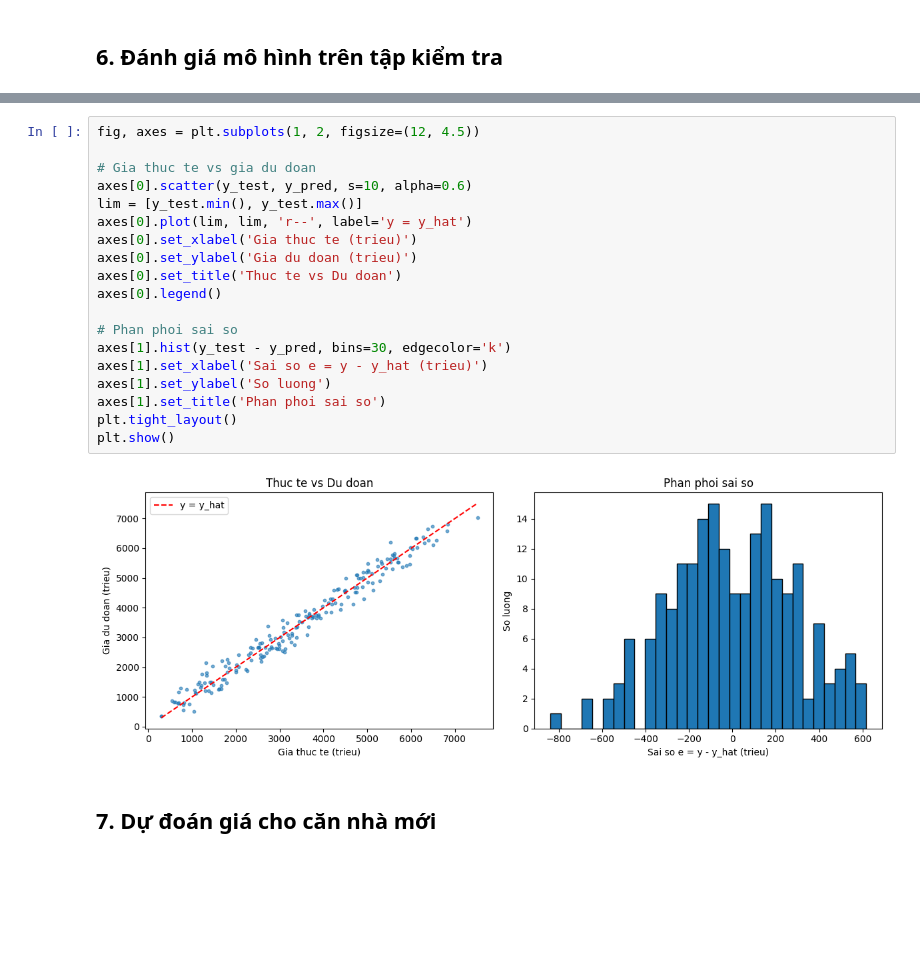
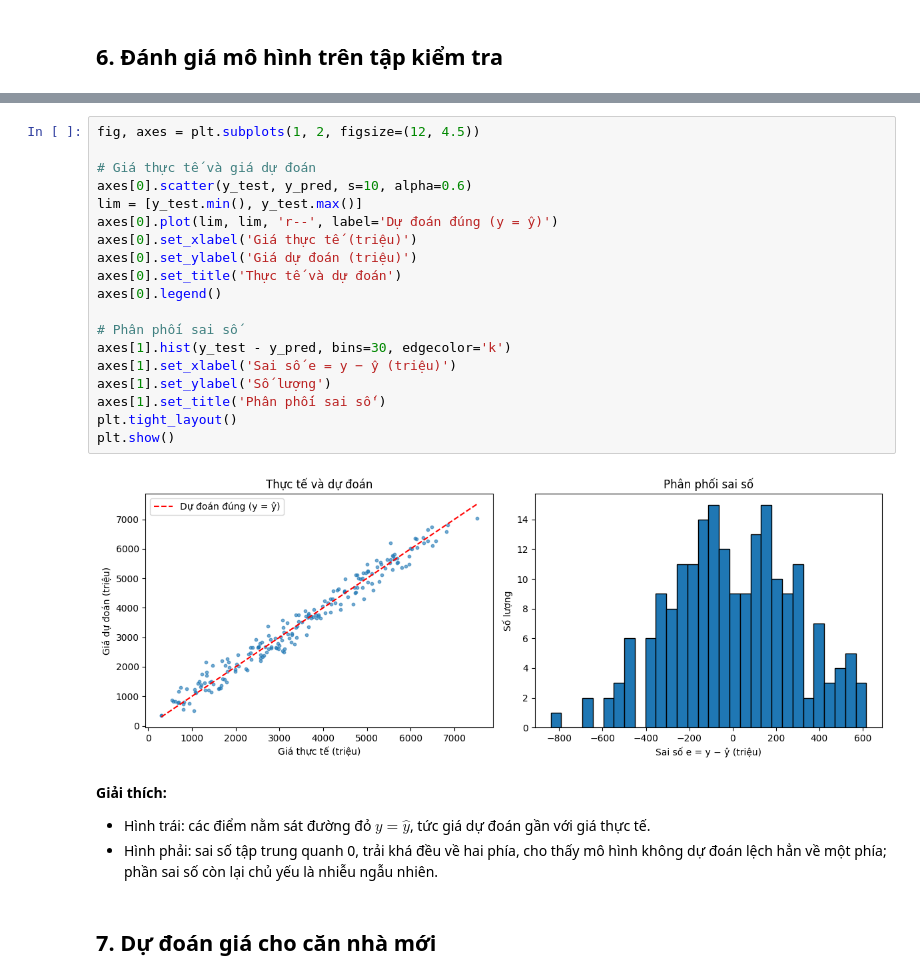
Before and after one commit to ntanh80/machine-learning, a Jupyter notebook: Bai 03/hoiquy.ipynb, the cells around one changed output, grey strips where cells are left out. Drawn from its saved outputs; the diff is of its cells as text; blank space fills up the shorter version.

```diff
--- a/Bai 03/hoiquy.ipynb
+++ b/Bai 03/hoiquy.ipynb
@@ -191,24 +241,29 @@ R^2  = 0.9720
 # %%
 fig, axes = plt.subplots(1, 2, figsize=(12, 4.5))
 
-# Gia thuc te vs gia du doan
+# Giá thực tế và giá dự đoán
 axes[0].scatter(y_test, y_pred, s=10, alpha=0.6)
 lim = [y_test.min(), y_test.max()]
-axes[0].plot(lim, lim, 'r--', label='y = y_hat')
-axes[0].set_xlabel('Gia thuc te (trieu)')
-axes[0].set_ylabel('Gia du doan (trieu)')
-axes[0].set_title('Thuc te vs Du doan')
+axes[0].plot(lim, lim, 'r--', label='Dự đoán đúng (y = ŷ)')
+axes[0].set_xlabel('Giá thực tế (triệu)')
+axes[0].set_ylabel('Giá dự đoán (triệu)')
+axes[0].set_title('Thực tế và dự đoán')
 axes[0].legend()
 
-# Phan phoi sai so
+# Phân phối sai số
 axes[1].hist(y_test - y_pred, bins=30, edgecolor='k')
-axes[1].set_xlabel('Sai so e = y - y_hat (trieu)')
-axes[1].set_ylabel('So luong')
-axes[1].set_title('Phan phoi sai so')
+axes[1].set_xlabel('Sai số e = y − ŷ (triệu)')
+axes[1].set_ylabel('Số lượng')
+axes[1].set_title('Phân phối sai số')
 plt.tight_layout()
 plt.show()
 # %% [output]
-[figure, old version]
+[figure, new version]
+# %% [markdown]
+**Giải thích:**
+
+- Hình trái: các điểm nằm sát đường đỏ $y = \hat{y}$, tức giá dự đoán gần với giá thực tế.
+- Hình phải: sai số tập trung quanh 0, trải khá đều về hai phía, cho thấy mô hình không dự đoán lệch hẳn về một phía; phần sai số còn lại chủ yếu là nhiễu ngẫu nhiên.
 # %% [markdown]
 ## 7. Dự đoán giá cho căn nhà mới
 # %%
```
Also changed, not shown: parts of 21 cells of this notebook, 7 other files.
